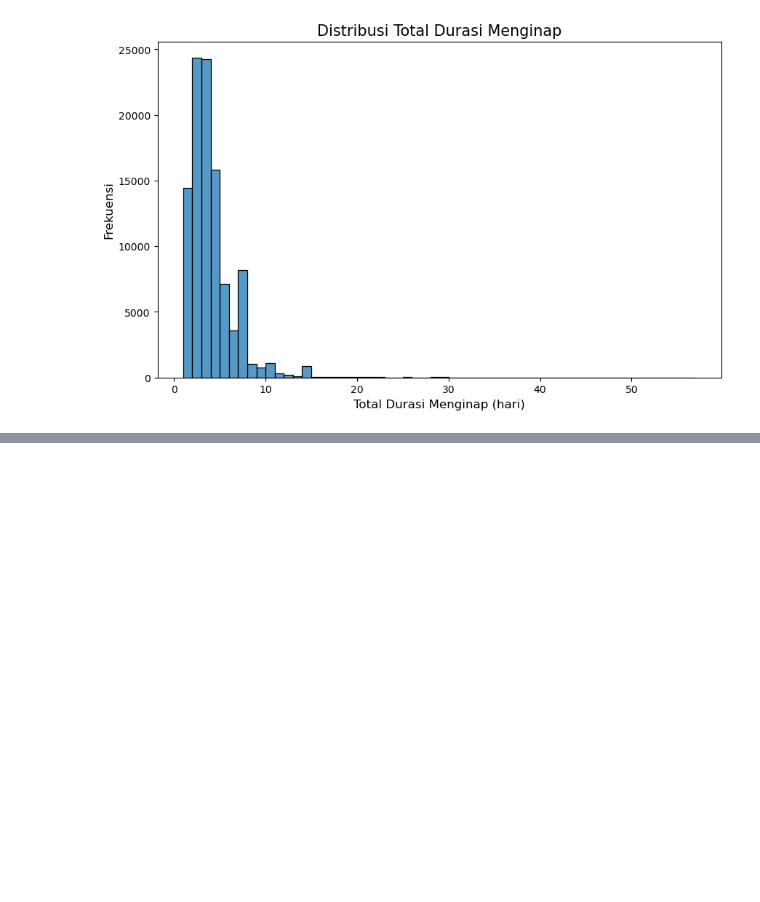
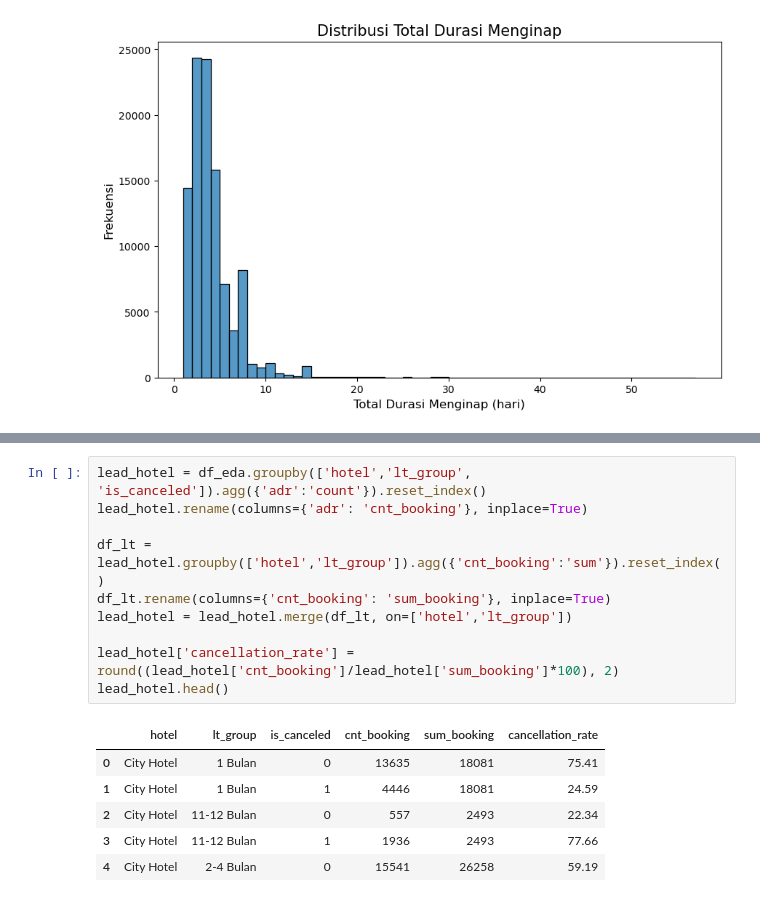
Before and after one commit to LimatanL/investigate-hotel-business-using-data-visualization, a Jupyter notebook: data_preparation.ipynb, the cells around one changed output, grey strips where cells are left out. Drawn from its saved outputs; the diff is of its cells as text; blank space fills up the shorter version.

```diff
--- a/data_preparation.ipynb
+++ b/data_preparation.ipynb
@@ -492,0 +514,17 @@ plt.tight_layout()
+# %%
+lead_hotel = df_eda.groupby(['hotel','lt_group', 'is_canceled']).agg({'adr':'count'}).reset_index()
+lead_hotel.rename(columns={'adr': 'cnt_booking'}, inplace=True)
+
+df_lt = lead_hotel.groupby(['hotel','lt_group']).agg({'cnt_booking':'sum'}).reset_index()
+df_lt.rename(columns={'cnt_booking': 'sum_booking'}, inplace=True)
+lead_hotel = lead_hotel.merge(df_lt, on=['hotel','lt_group'])
+
+lead_hotel['cancellation_rate'] = round((lead_hotel['cnt_booking']/lead_hotel['sum_booking']*100), 2)
+lead_hotel.head()
+# %% [output]
+|  | hotel | lt_group | is_canceled | cnt_booking | sum_booking | cancellation_rate |
+| 0 | City Hotel | 1 Bulan | 0 | 13635 | 18081 | 75.41 |
+| 1 | City Hotel | 1 Bulan | 1 | 4446 | 18081 | 24.59 |
+| 2 | City Hotel | 11-12 Bulan | 0 | 557 | 2493 | 22.34 |
+| 3 | City Hotel | 11-12 Bulan | 1 | 1936 | 2493 | 77.66 |
+| 4 | City Hotel | 2-4 Bulan | 0 | 15541 | 26258 | 59.19 |
```
Also changed, not shown: parts of 8 cells of this notebook, 2 other files.
